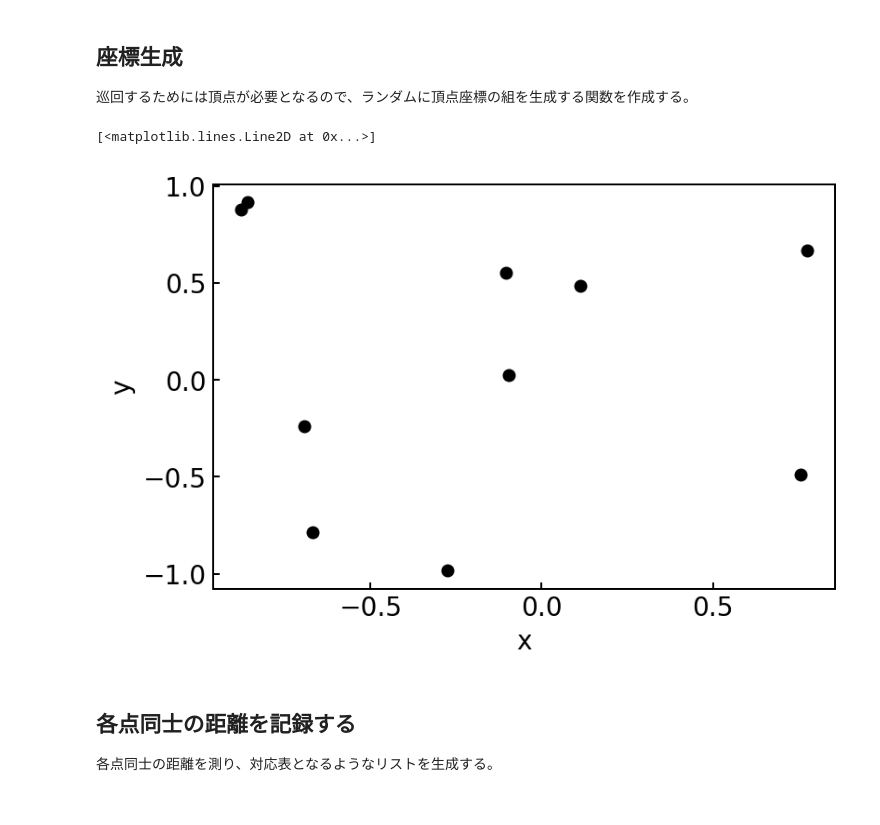
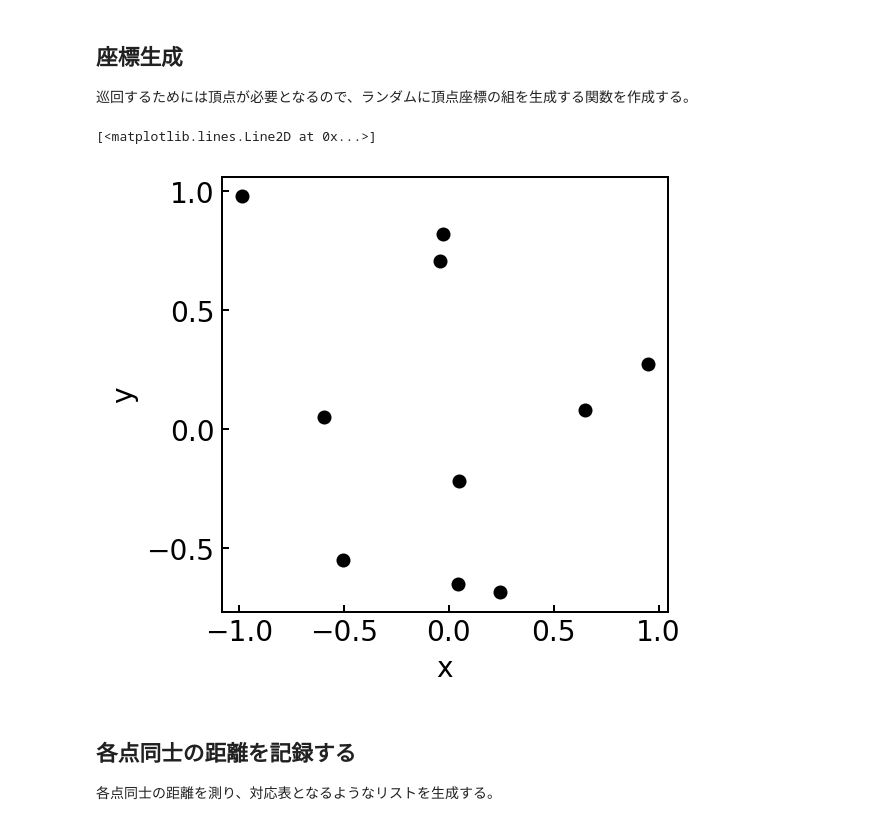
Before and after one commit to ysgrProgramming/salesman_problem, a Jupyter notebook: salesman_problem.ipynb, the cells around one changed output. Cells and saved outputs as stored; diff of their text form; code cells hidden in the pictures.

```diff
--- a/salesman_problem.ipynb
+++ b/salesman_problem.ipynb
@@ -11,34 +11,35 @@
 # %%
 import numpy as np
 import matplotlib.pyplot as plt
 
 config = {
     'font.family':'Yu Mincho',
     'xtick.direction': 'in',
     'ytick.direction': 'in',
     'xtick.major.width': 1.0,
     'ytick.major.width': 1.0,
     'font.size': 14,
     'axes.linewidth': 1.0,
+    'figure.figsize': (4, 4),
     'figure.dpi': 144
 }
 plt.rcParams.update(config)
 
 def generate_coordinates(n, x_size, y_size):
     x = np.random.rand(n)*x_size-(x_size/2)
     y = np.random.rand(n)*y_size-(y_size/2)
     cd = (x, y)
     return cd
 
 node_size = 10
 
 x, y = generate_coordinates(node_size, 2, 2)
 plt.xlabel("x")
 plt.ylabel("y")
 plt.plot(x, y, "ko")
 # %% [output]
 [<matplotlib.lines.Line2D at 0x...>]
-[figure, old version]
+[figure, new version]
 # %% [markdown]
 ## 各点同士の距離を記録する
 
```
Also changed, not shown: parts of 5 cells of this notebook.
